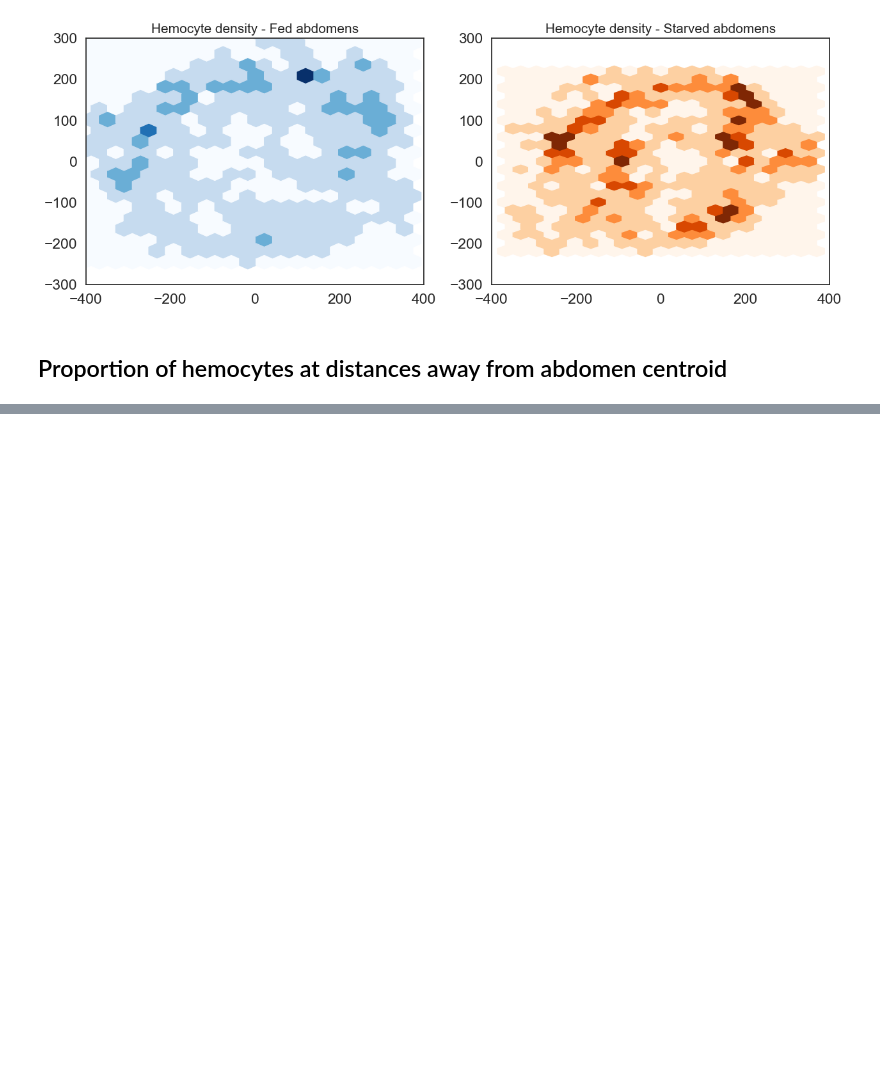
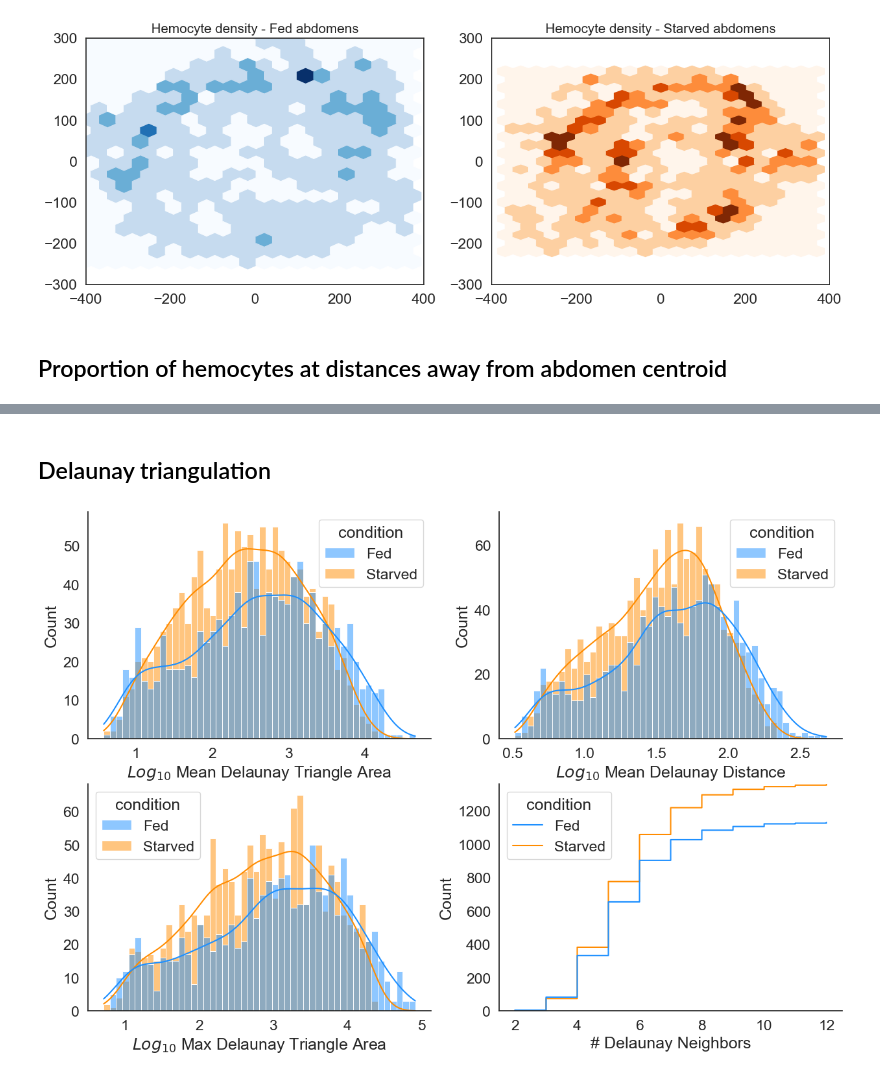
Before and after one commit to McCallLabBU/hemocyte_recruitment_image_quantification, a Jupyter notebook: code/exploratory_analysis_midsections.ipynb, the cells around one changed output, grey strips where cells are left out. Drawn from its saved outputs; the diff is of its cells as text; code cells hidden in the pictures; blank space fills up the shorter version.

```diff
--- a/code/exploratory_analysis_midsections.ipynb
+++ b/code/exploratory_analysis_midsections.ipynb
@@ -424,0 +424,24 @@ ax[2].set(xlabel='Percentile distance from abdomen centroid', ylabel='% Hemocyte
+# %% [markdown]
+## Delaunay triangulation
+# %%
+delauney_metrics = hemocyte_coordinates[['Image','condition','Delaunay: Num neighbors',
+                                         'Delaunay: Mean distance', 'Delaunay: Median distance',
+                                         'Delaunay: Max distance', 'Delaunay: Min distance',
+                                         'Delaunay: Mean triangle area', 'Delaunay: Max triangle area','fly_ID','section_ID']]
+
+delauney_metrics['log_mean_triangle_area'] = np.log10(delauney_metrics['Delaunay: Mean triangle area'])
+delauney_metrics['log_mean_distance'] = np.log10(delauney_metrics['Delaunay: Mean distance'])
+delauney_metrics['log_max_triangle_area'] = np.log10(delauney_metrics['Delaunay: Max triangle area'])
+
+fig, ax = plt.subplots(2,2,figsize=(15,10))
+sns.histplot(data=delauney_metrics, x='log_mean_triangle_area', hue='condition', palette=color_scheme, stat='count', kde=True, ax=ax[0,0], bins = 50)
+ax[0,0].set_xlabel("$Log_{10}$ Mean Delaunay Triangle Area")
+sns.histplot(data=delauney_metrics, x='log_mean_distance', hue='condition', palette=color_scheme, stat='count', kde=True, ax=ax[0,1], bins = 50)
+ax[0,1].set_xlabel("$Log_{10}$ Mean Delaunay Distance")
+sns.histplot(data=delauney_metrics, x='log_max_triangle_area', hue='condition', palette=color_scheme, stat='count', ax=ax[1,0], kde=True, bins = 50)
+ax[1,0].set_xlabel("$Log_{10}$ Max Delaunay Triangle Area")
+sns.ecdfplot(data=delauney_metrics, x='Delaunay: Num neighbors', hue='condition', palette=color_scheme, stat='count', ax=ax[1,1])
+ax[1,1].set_xlabel("# Delaunay Neighbors")
+sns.despine(right=True)
+# %% [output]
+[figure, added]
```
Also changed, not shown: parts of 2 cells of this notebook, 5 other files.
